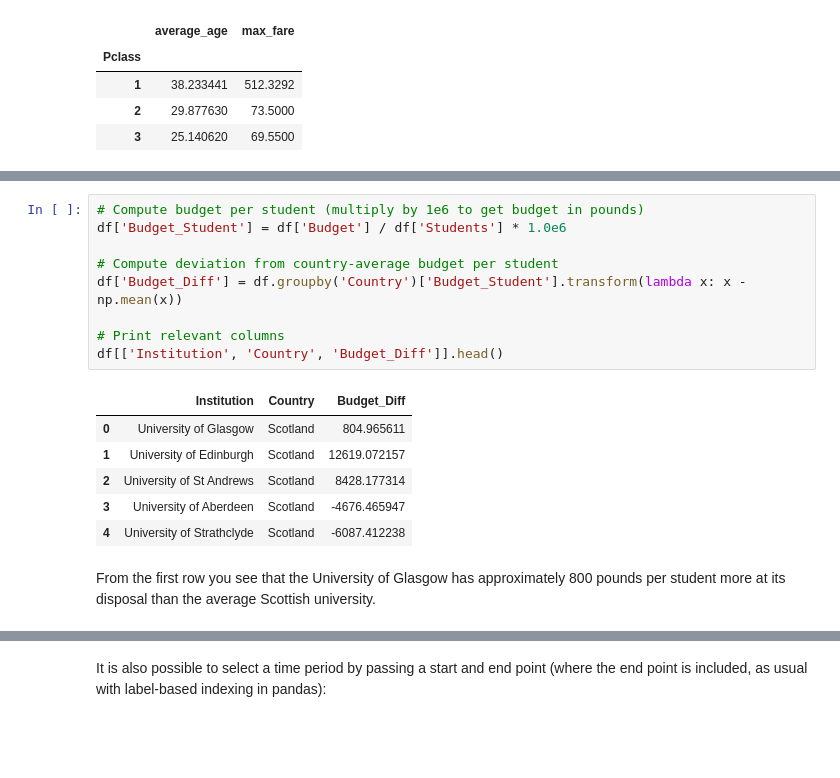
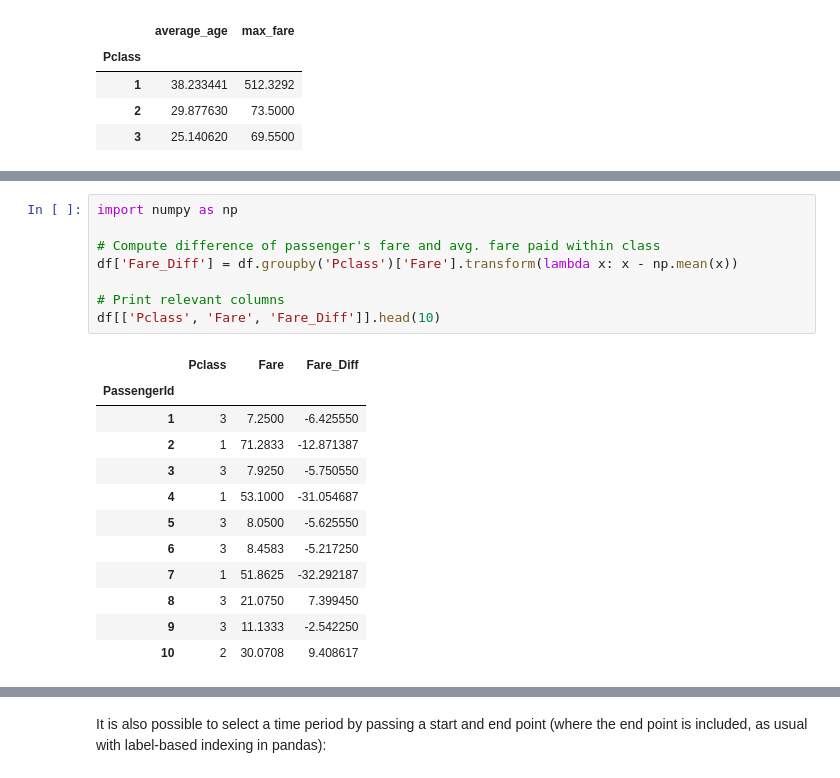
Before and after one commit to richardfoltyn/TECH2-H24, a Jupyter notebook: lecture3/lecture3.ipynb, the cells around one changed output, grey strips where cells are left out. Saved outputs shown, nothing was run; the diff lists cells and outputs as text; blank space fills up the shorter version.

```diff
--- a/lecture3/lecture3.ipynb
+++ b/lecture3/lecture3.ipynb
@@ -298,18 +310,21 @@ Assume that we want to compute how much each university's budget per student dif
-# %%
-# Compute budget per student (multiply by 1e6 to get budget in pounds)
-df['Budget_Student'] = df['Budget'] / df['Students'] * 1.0e6
-
-# Compute deviation from country-average budget per student
-df['Budget_Diff'] = df.groupby('Country')['Budget_Student'].transform(lambda x: x - np.mean(x))
-
-# Print relevant columns
-df[['Institution', 'Country', 'Budget_Diff']].head()
-# %% [output]
-|  | Institution | Country | Budget_Diff |
-| 0 | University of Glasgow | Scotland | 804.965611 |
-| 1 | University of Edinburgh | Scotland | 12619.072157 |
-| 2 | University of St Andrews | Scotland | 8428.177314 |
-| 3 | University of Aberdeen | Scotland | -4676.465947 |
-| 4 | University of Strathclyde | Scotland | -6087.412238 |
-# %% [markdown]
-From the first row you see that the University of Glasgow has approximately 800 pounds per student more at its disposal than the average Scottish university.
+# %%
+import numpy as np
+
+# Compute difference of passenger's fare and avg. fare paid within class
+df['Fare_Diff'] = df.groupby('Pclass')['Fare'].transform(lambda x: x - np.mean(x))
+
+# Print relevant columns
+df[['Pclass', 'Fare', 'Fare_Diff']].head(10)
+# %% [output]
+|  | Pclass | Fare | Fare_Diff |
+| PassengerId |  |  |  |
+| 1 | 3 | 7.2500 | -6.425550 |
+| 2 | 1 | 71.2833 | -12.871387 |
+| 3 | 3 | 7.9250 | -5.750550 |
+| 4 | 1 | 53.1000 | -31.054687 |
+| 5 | 3 | 8.0500 | -5.625550 |
+| 6 | 3 | 8.4583 | -5.217250 |
+| 7 | 1 | 51.8625 | -32.292187 |
+| 8 | 3 | 21.0750 | 7.399450 |
+| 9 | 3 | 11.1333 | -2.542250 |
+| 10 | 2 | 30.0708 | 9.408617 |
```
Also changed, not shown: parts of 90 cells of this notebook, 2 other files.
